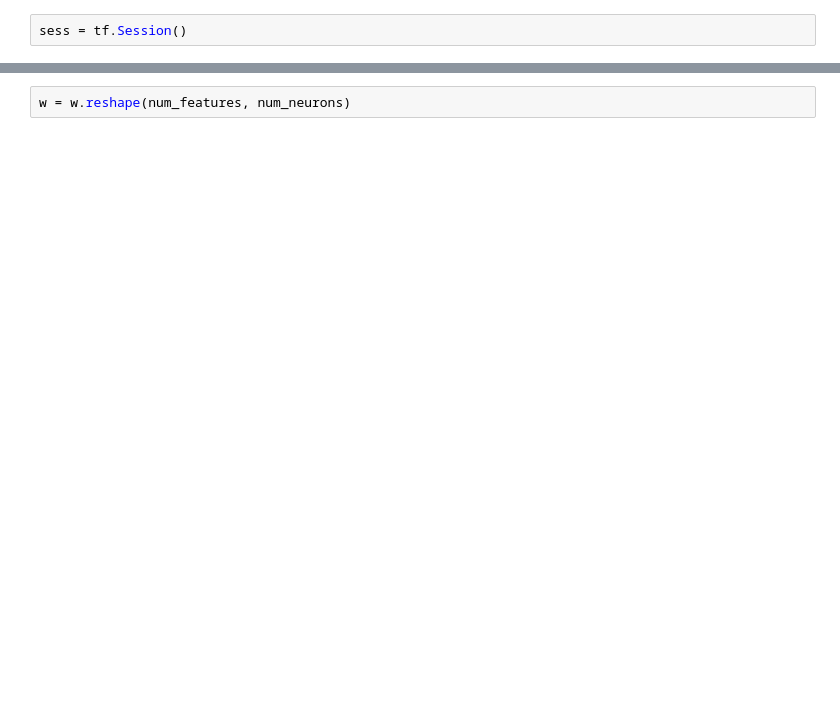
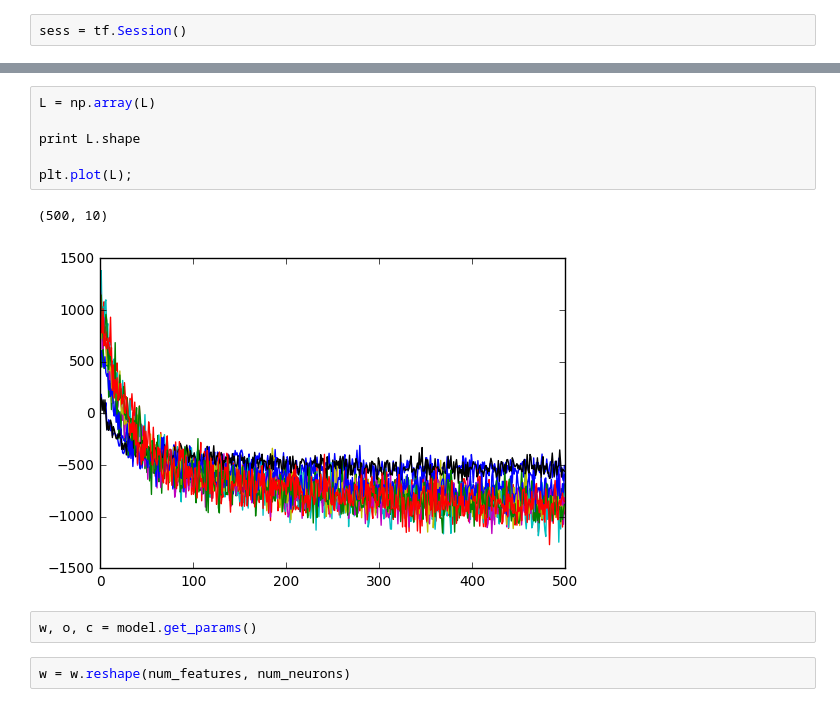
Before and after one commit to achristensen56/PyGLM, a Jupyter notebook: Tensor Multiplication.ipynb, the cells around one changed output, grey strips where cells are left out. Drawn from its saved outputs; the diff is of its cells as text; blank space fills up the shorter version.

```diff
--- a/Tensor Multiplication.ipynb
+++ b/Tensor Multiplication.ipynb
@@ -88,3 +105,14 @@ w = sess.run(weights)
+# %%
+L = np.array(L)
+
+print L.shape
+
+plt.plot(L);
+# %% [output]
+(500, 10)
+[figure, added]
+# %%
+w, o, c = model.get_params()
 # %%
 w = w.reshape(num_features, num_neurons)
 # %%
```
Also changed, not shown: parts of 11 cells of this notebook, 9 other files.
